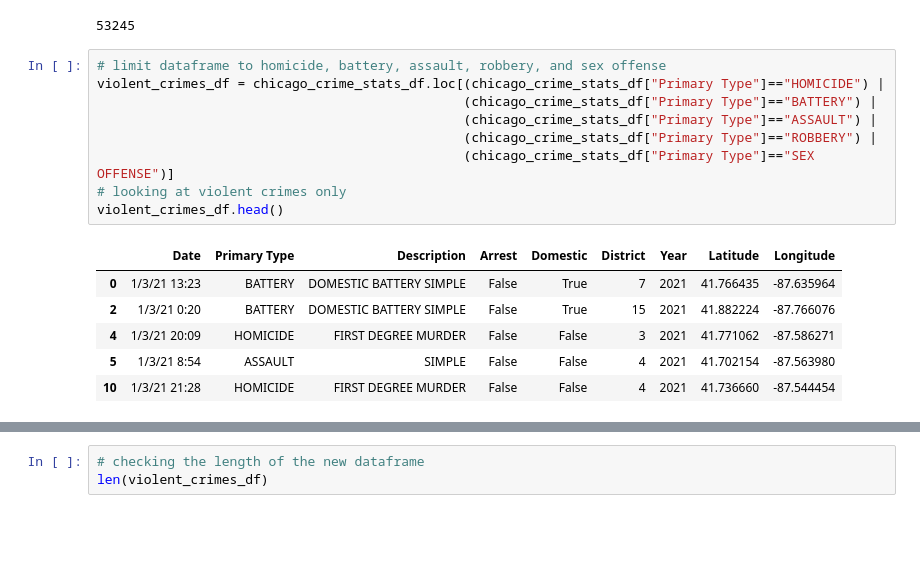
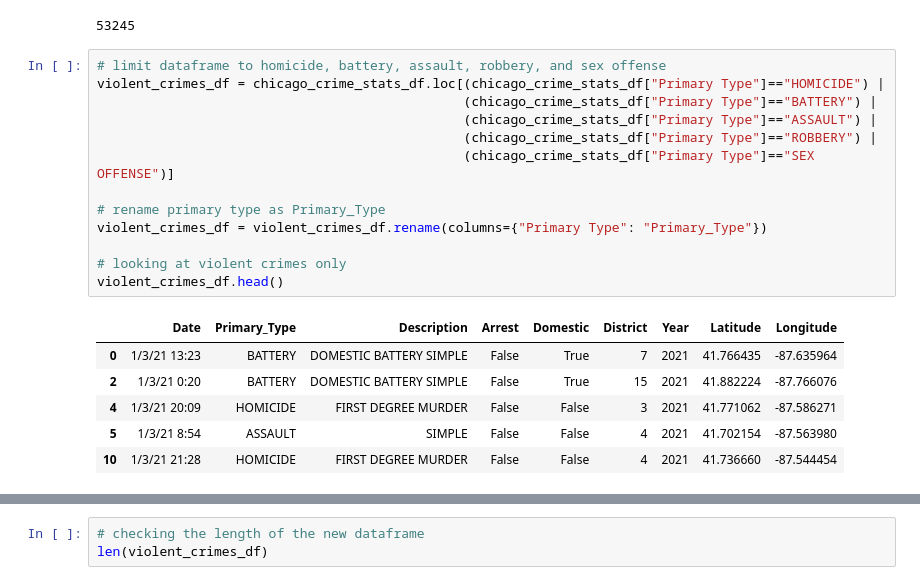
Before and after one commit to NHoyer95/chicago-crime-stats, a Jupyter notebook: chicago_main.ipynb, the cells around one changed output, grey strips where cells are left out. Cells and saved outputs as stored; diff of their text form; blank space fills up the shorter version.

```diff
--- a/chicago_main.ipynb
+++ b/chicago_main.ipynb
@@ -50,14 +50,18 @@ len(chicago_crime_stats_df)
 # %%
 # limit dataframe to homicide, battery, assault, robbery, and sex offense
 violent_crimes_df = chicago_crime_stats_df.loc[(chicago_crime_stats_df["Primary Type"]=="HOMICIDE") |
                                                (chicago_crime_stats_df["Primary Type"]=="BATTERY") |
                                                (chicago_crime_stats_df["Primary Type"]=="ASSAULT") |
                                                (chicago_crime_stats_df["Primary Type"]=="ROBBERY") |
                                                (chicago_crime_stats_df["Primary Type"]=="SEX OFFENSE")]
+
+# rename primary type as Primary_Type
+violent_crimes_df = violent_crimes_df.rename(columns={"Primary Type": "Primary_Type"})
+
 # looking at violent crimes only
 violent_crimes_df.head()
 # %% [output]
-|  | Date | Primary Type | Description | Arrest | Domestic | District | Year | Latitude | Longitude |
+|  | Date | Primary_Type | Description | Arrest | Domestic | District | Year | Latitude | Longitude |
 | 0 | 1/3/21 13:23 | BATTERY | DOMESTIC BATTERY SIMPLE | False | True | 7 | 2021 | 41.766435 | -87.635964 |
 | 2 | 1/3/21 0:20 | BATTERY | DOMESTIC BATTERY SIMPLE | False | True | 15 | 2021 | 41.882224 | -87.766076 |
 | 4 | 1/3/21 20:09 | HOMICIDE | FIRST DEGREE MURDER | False | False | 3 | 2021 | 41.771062 | -87.586271 |
```
Also changed, not shown: parts of 8 cells of this notebook, 2 other files.
